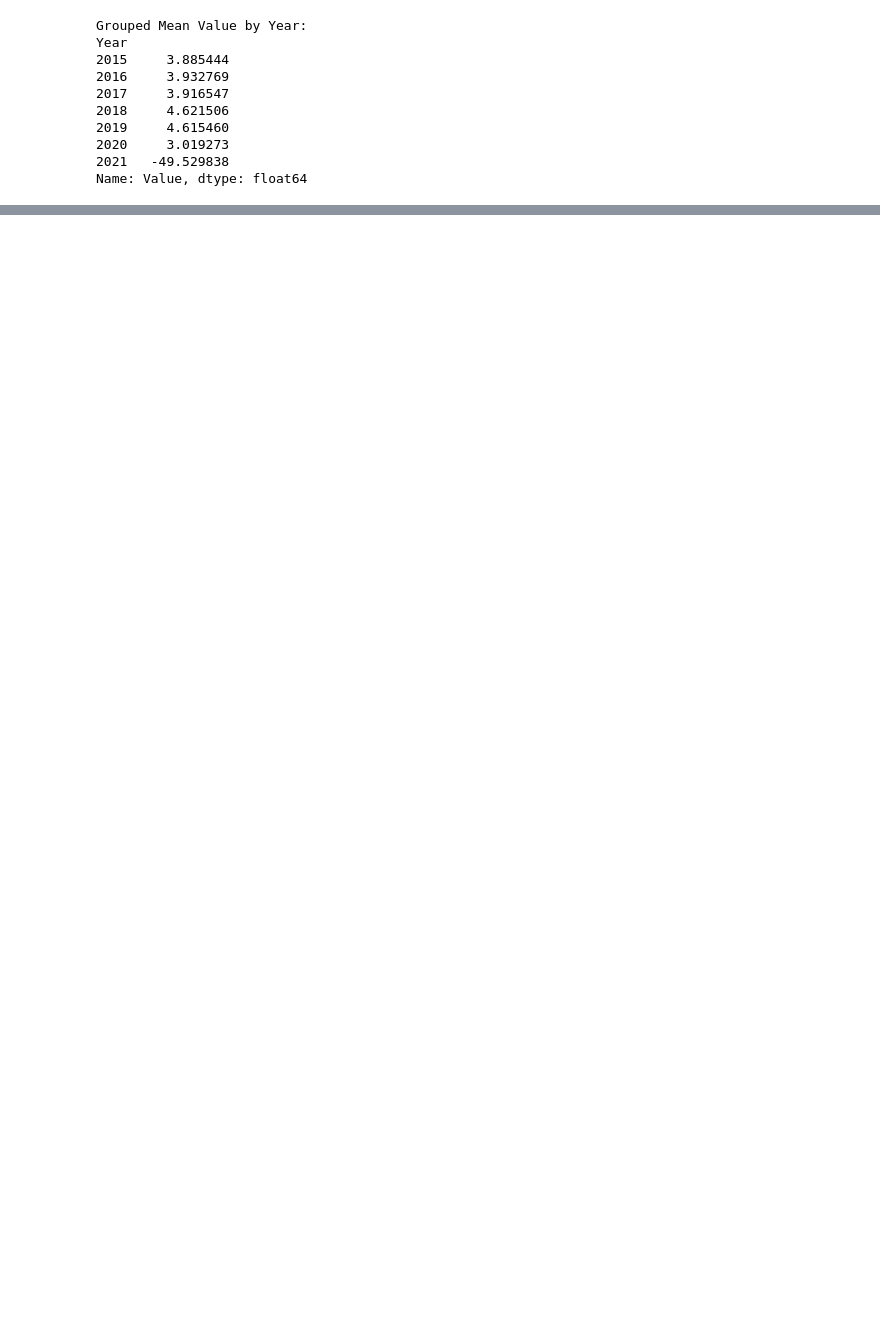
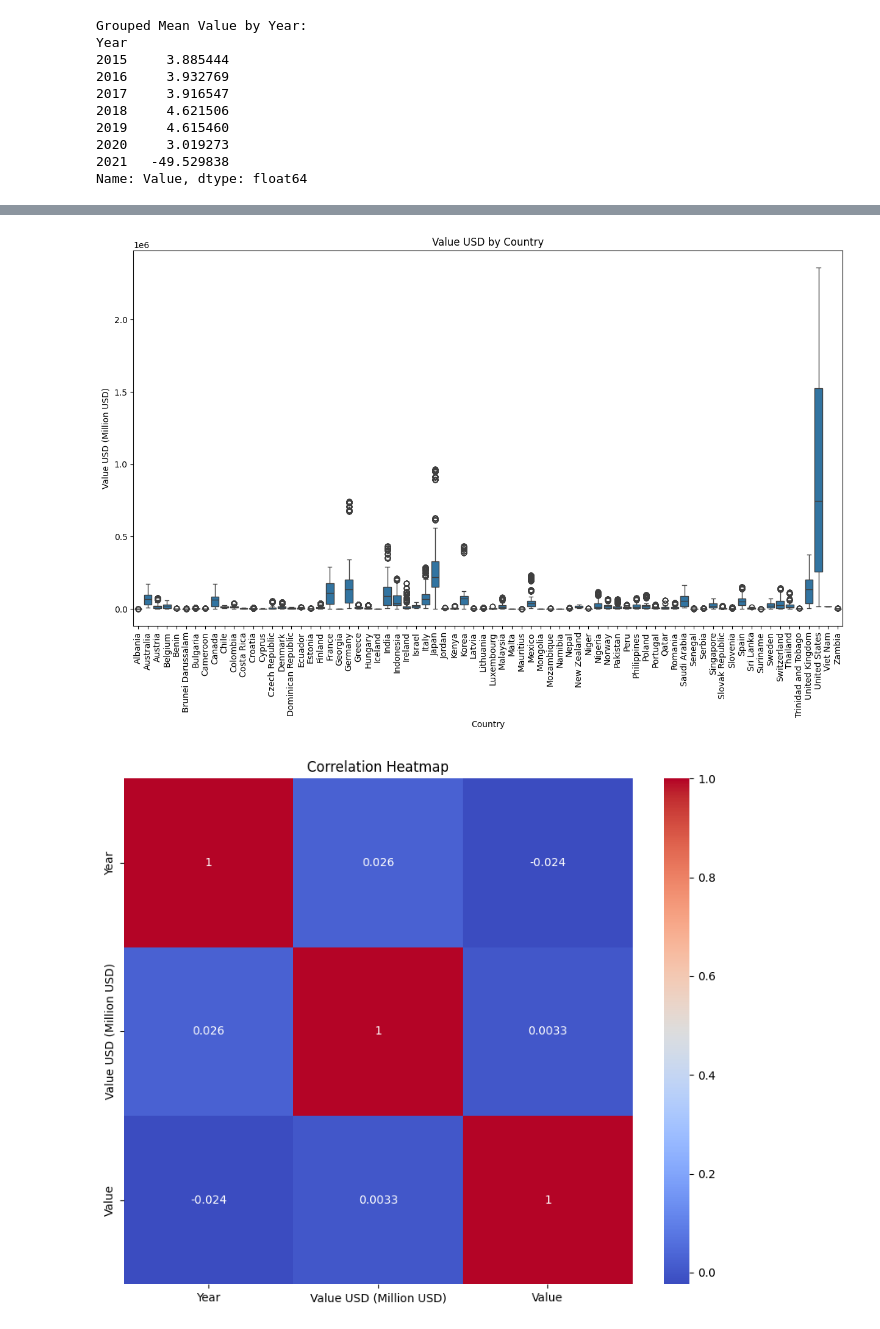
Before and after one commit to klbailey/ADA, a Jupyter notebook: Capstone.ipynb, the cells around one changed output, grey strips where cells are left out. Drawn from its saved outputs; the diff is of its cells as text; code cells hidden in the pictures; blank space fills up the shorter version.

```diff
--- a/Capstone.ipynb
+++ b/Capstone.ipynb
@@ -863,0 +969,14 @@ Name: Value, dtype: float64
+# %%
+# Ensure columns are numeric where applicable
+numeric_columns = ['Year', 'Value USD (Million USD)', 'Value']
+merged_data[numeric_columns] = merged_data[numeric_columns].apply(pd.to_numeric, errors='coerce')
+
+# Grouping by Country and calculating mean values
+grouped_by_country = merged_data.groupby('Country')[numeric_columns].mean()
+print("\nGrouped Mean Values by Country:")
+print(grouped_by_country)
+
+# Grouping by Year and calculating mean values
+grouped_by_year = merged_data.groupby('Year')[numeric_columns].mean()
+print("\nGrouped Mean Values by Year:")
+print(grouped_by_year)
@@ -863,0 +1001,18 @@ Name: Value, dtype: float64
+# %%
+import seaborn as sns
+
+# Box plot of Value USD by Country
+plt.figure(figsize=(15, 8))
+sns.boxplot(x='Country', y='Value USD (Million USD)', data=merged_data)
+plt.xticks(rotation=90)
+plt.title('Value USD by Country')
+plt.show()
+
+# Heatmap for correlation matrix
+plt.figure(figsize=(10, 8))
+sns.heatmap(correlation_merged, annot=True, cmap='coolwarm')
+plt.title('Correlation Heatmap')
+plt.show()
+# %% [output]
+[figure, added]
+[figure, added]
```
Also changed, not shown: parts of 53 cells of this notebook.
